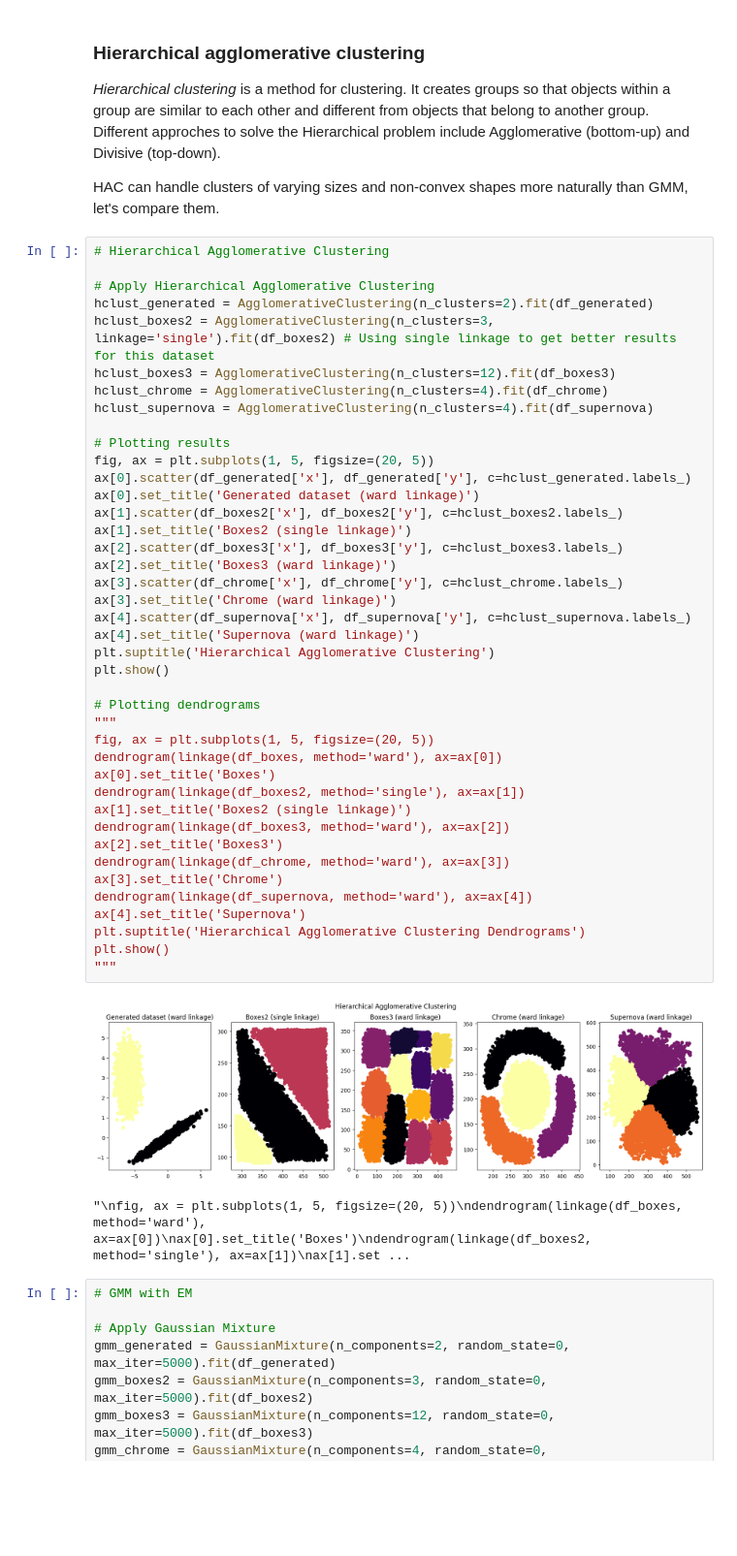
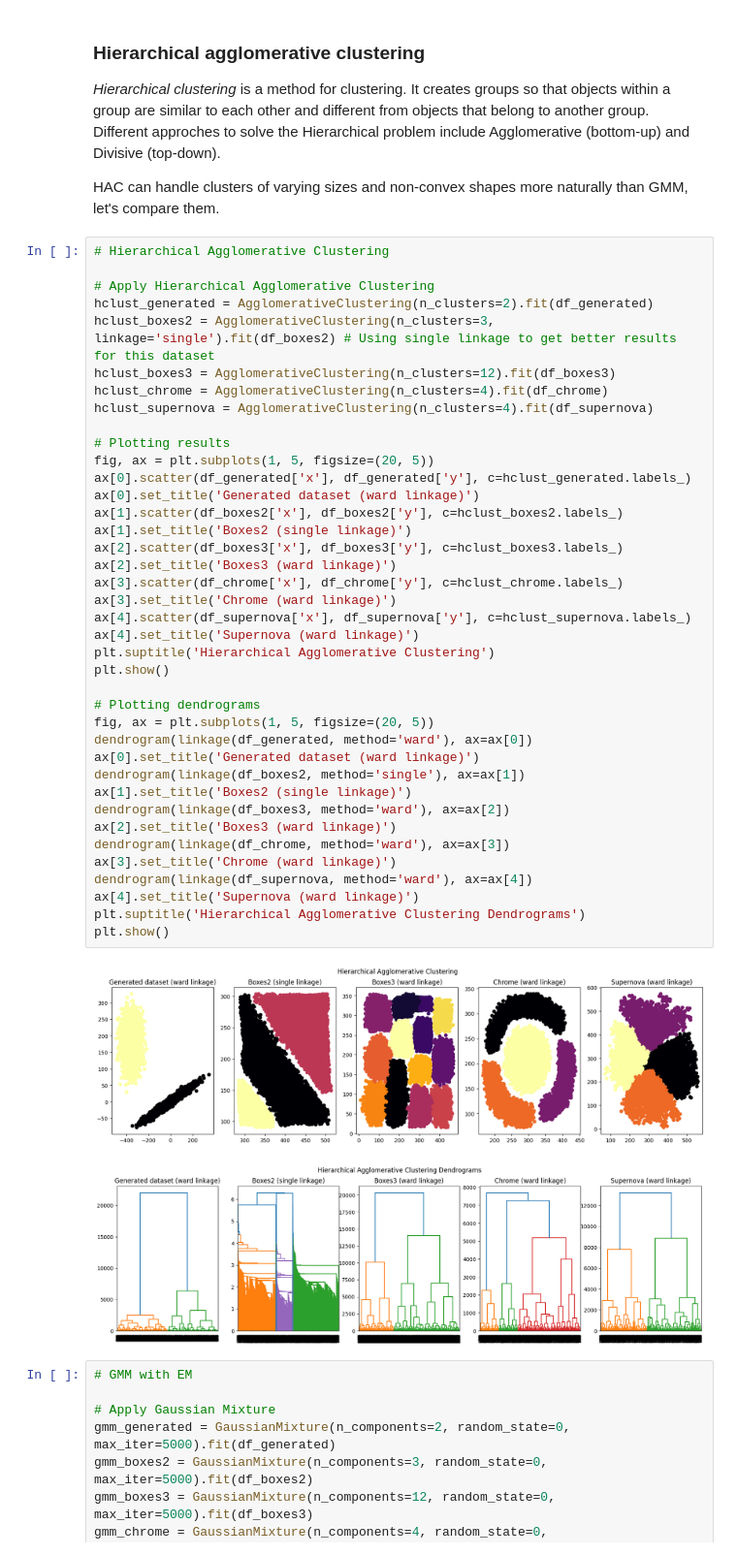
Before and after one commit to davidecapone/MixtureModelsClustering, a Jupyter notebook: notebooks/main.ipynb, the cells around one changed output. Shown at 97% size. Saved outputs shown, nothing was run; the diff lists cells and outputs as text; blank space fills up the shorter version.

```diff
--- a/notebooks/main.ipynb
+++ b/notebooks/main.ipynb
@@ -403,42 +403,40 @@ hclust_generated = AgglomerativeClustering(n_clusters=2).fit(df_generated)
 hclust_boxes2 = AgglomerativeClustering(n_clusters=3, linkage='single').fit(df_boxes2) # Using single linkage to get better results for this dataset
 hclust_boxes3 = AgglomerativeClustering(n_clusters=12).fit(df_boxes3)
 hclust_chrome = AgglomerativeClustering(n_clusters=4).fit(df_chrome)
 hclust_supernova = AgglomerativeClustering(n_clusters=4).fit(df_supernova)
 
 # Plotting results
 fig, ax = plt.subplots(1, 5, figsize=(20, 5))
 ax[0].scatter(df_generated['x'], df_generated['y'], c=hclust_generated.labels_)
 ax[0].set_title('Generated dataset (ward linkage)')
 ax[1].scatter(df_boxes2['x'], df_boxes2['y'], c=hclust_boxes2.labels_)
 ax[1].set_title('Boxes2 (single linkage)')
 ax[2].scatter(df_boxes3['x'], df_boxes3['y'], c=hclust_boxes3.labels_)
 ax[2].set_title('Boxes3 (ward linkage)')
 ax[3].scatter(df_chrome['x'], df_chrome['y'], c=hclust_chrome.labels_)
 ax[3].set_title('Chrome (ward linkage)')
 ax[4].scatter(df_supernova['x'], df_supernova['y'], c=hclust_supernova.labels_)
 ax[4].set_title('Supernova (ward linkage)')
 plt.suptitle('Hierarchical Agglomerative Clustering')
 plt.show()
 
 # Plotting dendrograms
-"""
 fig, ax = plt.subplots(1, 5, figsize=(20, 5))
-dendrogram(linkage(df_boxes, method='ward'), ax=ax[0])
-ax[0].set_title('Boxes')
+dendrogram(linkage(df_generated, method='ward'), ax=ax[0])
+ax[0].set_title('Generated dataset (ward linkage)')
 dendrogram(linkage(df_boxes2, method='single'), ax=ax[1])
 ax[1].set_title('Boxes2 (single linkage)')
 dendrogram(linkage(df_boxes3, method='ward'), ax=ax[2])
-ax[2].set_title('Boxes3')
+ax[2].set_title('Boxes3 (ward linkage)')
 dendrogram(linkage(df_chrome, method='ward'), ax=ax[3])
-ax[3].set_title('Chrome')
+ax[3].set_title('Chrome (ward linkage)')
 dendrogram(linkage(df_supernova, method='ward'), ax=ax[4])
-ax[4].set_title('Supernova')
+ax[4].set_title('Supernova (ward linkage)')
 plt.suptitle('Hierarchical Agglomerative Clustering Dendrograms')
 plt.show()
-"""
 # %% [output]
-[figure, old version]
+[figure, new version]
-"\nfig, ax = plt.subplots(1, 5, figsize=(20, 5))\ndendrogram(linkage(df_boxes, method='ward'), ax=ax[0])\nax[0].set_title('Boxes')\ndendrogram(linkage(df_boxes2, method='single'), ax=ax[1])\nax[1].set ...
+[figure, added]
 # %%
 # GMM with EM
 
```
